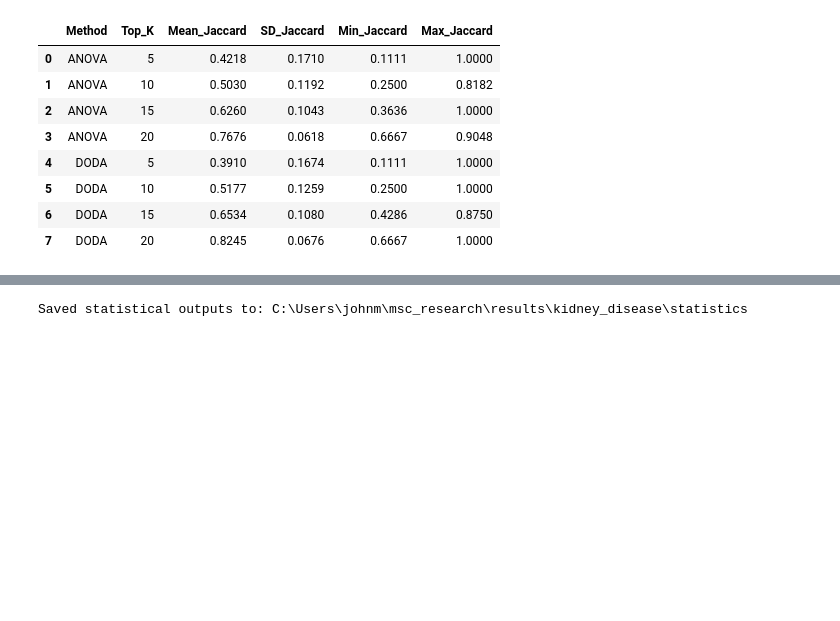
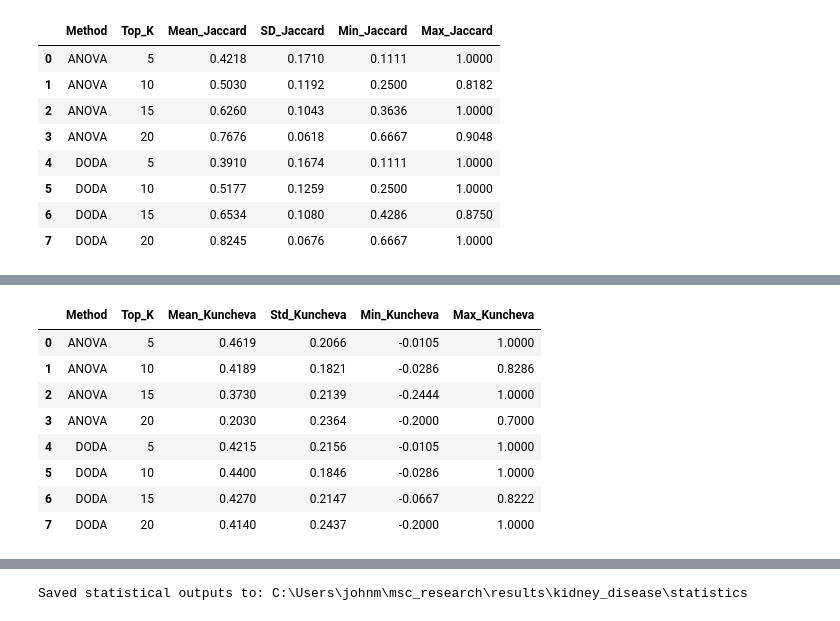
Before and after one commit to anandha-3679/msc_research, a Jupyter notebook: notebooks/angel/kidney_disease/BD_KDD_ANOVA.ipynb, the cells around one changed output, grey strips where cells are left out. Cells and saved outputs as stored; diff of their text form; code cells hidden in the pictures; blank space fills up the shorter version.

```diff
--- a/notebooks/angel/kidney_disease/BD_KDD_ANOVA.ipynb
+++ b/notebooks/angel/kidney_disease/BD_KDD_ANOVA.ipynb
@@ -1499,0 +1702,42 @@ display(stability_df.round(4))
+# %%
+# =============================================================================
+# STEP 31: KUNCHEVA INDEX
+# =============================================================================
+from itertools import combinations
+N_FEATURES = X.shape[1]
+kuncheva_rows = []
+
+for method in ["ANOVA", "DODA"]:
+    for top_k in TOP_K_VALUES:
+        subset = cv_results_df[(cv_results_df["Method"] == method) & (cv_results_df["Top_K"] == top_k)]
+        run_sets = {}
+        for run_id in sorted(subset["Run"].unique()):
+            row = subset[subset["Run"] == run_id].iloc[0]
+            run_sets[run_id] = set(row["Selected_Features"].split(", "))
+
+        for run_a, run_b in combinations(sorted(run_sets), 2):
+            intersection = len(run_sets[run_a] & run_sets[run_b])
+            denominator = top_k * (N_FEATURES - top_k)
+            value = np.nan if denominator == 0 else ((intersection * N_FEATURES) - (top_k ** 2)) / denominator
+            kuncheva_rows.append({
+                "Method": method, "Top_K": top_k, "Run_A": run_a, "Run_B": run_b,
+                "Intersection": intersection, "Kuncheva_Index": value
+            })
+
+kuncheva_df = pd.DataFrame(kuncheva_rows)
+kuncheva_summary_df = (
+    kuncheva_df.groupby(["Method", "Top_K"])["Kuncheva_Index"]
+    .agg(Mean_Kuncheva="mean", Std_Kuncheva="std", Min_Kuncheva="min", Max_Kuncheva="max")
+    .reset_index()
+)
+display(kuncheva_summary_df.round(4))
+# %% [output]
+|  | Method | Top_K | Mean_Kuncheva | Std_Kuncheva | Min_Kuncheva | Max_Kuncheva |
+| 0 | ANOVA | 5 | 0.4619 | 0.2066 | -0.0105 | 1.0000 |
+| 1 | ANOVA | 10 | 0.4189 | 0.1821 | -0.0286 | 0.8286 |
+| 2 | ANOVA | 15 | 0.3730 | 0.2139 | -0.2444 | 1.0000 |
+| 3 | ANOVA | 20 | 0.2030 | 0.2364 | -0.2000 | 0.7000 |
+| 4 | DODA | 5 | 0.4215 | 0.2156 | -0.0105 | 1.0000 |
+| 5 | DODA | 10 | 0.4400 | 0.1846 | -0.0286 | 1.0000 |
+| 6 | DODA | 15 | 0.4270 | 0.2147 | -0.0667 | 0.8222 |
+| 7 | DODA | 20 | 0.4140 | 0.2437 | -0.2000 | 1.0000 |
```
Also changed, not shown: parts of 18 cells of this notebook, 7 other files.
